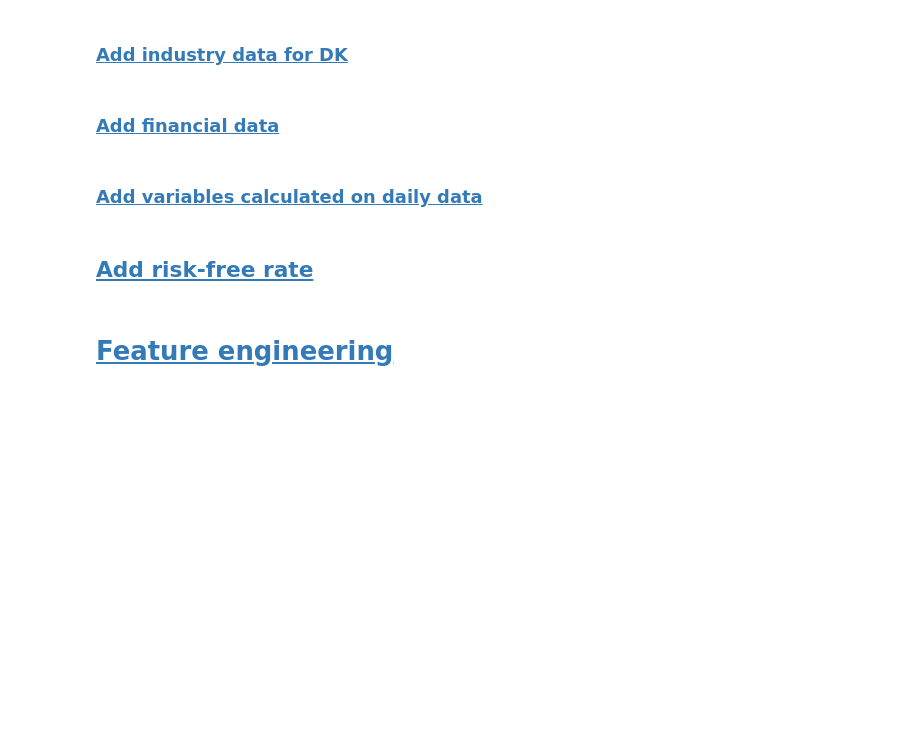
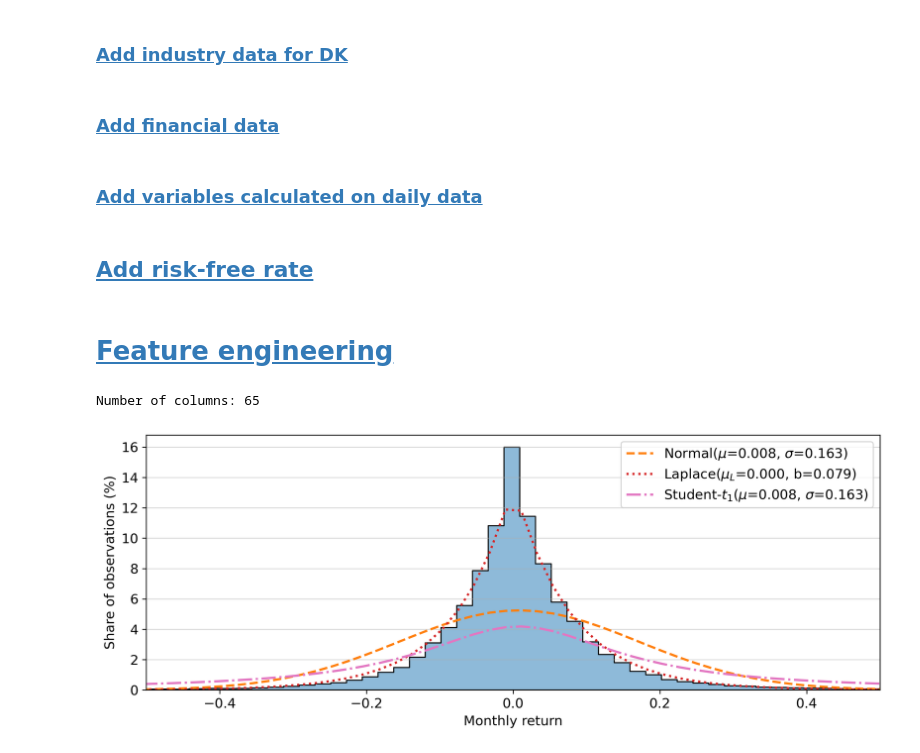
Before and after one commit to johanoelgaard/MastersThesis, a Jupyter notebook: dataprocessing.ipynb, the cells around one changed output. Drawn from its saved outputs; the diff is of its cells as text; code cells hidden in the pictures; blank space fills up the shorter version.

```diff
--- a/dataprocessing.ipynb
+++ b/dataprocessing.ipynb
@@ -3,6 +3,10 @@ import pandas as pd
 import numpy as np
 from functions import *
 import matplotlib.pyplot as plt
+import seaborn as sns
+from scipy.stats import t as student_t   # or your own student_t_pdf
+
+plt.rcParams.update({'font.size': 12, 'figure.figsize': (10, 4), 'figure.dpi': 300})
 
 %load_ext autoreload
 %autoreload 2
@@ -175,7 +179,7 @@ df['agr'] = (df.groupby('ticker')['assets'].transform(lambda x: x.pct_change(per
 
 df['betasq'] = df['betasq'] # beta squared
 
-df['bm'] = (df['assets'] - df['debt']) / df['mcap'] # book to market ratio #nb to check if debt includes both current and long term liabilities (pretty sure it does)
+df['bm'] = (df['assets'] - df['liabilities']) / df['mcap'] # book to market ratio #nb to check if debt includes both current and long term liabilities (pretty sure it does)
 
 df['bm_ia'] = None # industry adjusted book to market ratio
 
@@ -412,7 +353,7 @@ df.drop(columns=['adjclose', 'high', 'low', 'open', 'div', 'ask', 'bid','turnove
                  'grossoutput', 'intercons', 'prodind', 'valaddoutput',
                  'risk_free',
                  'assets', 'debt', 'opinc', 'netinc', 'rnd', 'cashflow', 'revenue', 'grossprofit', 'currentassets', 'volume',
-                 'currentliabilities', 'liabilities_equity', 'assets', 'longdebt', 'receivables', 'depreciation', 'equity'
+                 'currentliabilities', 'liabilities_equity', 'assets', 'longdebt', 'receivables', 'depreciation', 'equity','liabilities'
                  ], inplace=True)
 
 # remove empty columns (None from above)
@@ -427,9 +368,12 @@ df.dropna(subset=['mom12m','target'], inplace=True)
 df.dropna(inplace=True)
 df.reset_index(drop=True, inplace=True)
 
-# cols = df.columns
+cols = df.columns
+print(f'Number of columns: {len(cols)-1}')
 # cols = cols.sort_values()
 # for col in cols:
 #     if col in ['NACE']:
 #         continue
 #     print(f'{col}')
+# %% [output]
+Number of columns: 65
@@ -447,3 +389,57 @@ df.drop(columns=['NACE'], inplace=True)
 
 # save the data
 df.to_csv('data/data.csv', index=False)
+# %%
+data = df["target"].values
+
+# descriptive stats
+mu,    sigma  = data.mean(),  data.std(ddof=0)
+mu_lap        = np.median(data)
+b_lap         = np.mean(np.abs(data - mu_lap)) # sigma/np.sqrt(2)
+nu            = 1
+bins = 500
+
+# figure
+fig, ax = plt.subplots()
+
+# histogram whose bar-tops are *percent*
+sns.histplot(
+    data,
+    bins=bins,
+    stat="percent",
+    element="step",
+    edgecolor="black",
+    color="C0",
+    alpha=0.5,
+    ax=ax,
+)
+
+# x-grid for the pdf curves
+x = np.linspace(data.min(), data.max(), bins)
+scale = 100 * (x.max() - x.min()) / bins
+
+# overlays
+pdf_gauss = (1/(sigma*np.sqrt(2*np.pi))) * np.exp(-0.5 * ((x - mu)/sigma)**2)
+ax.plot(x, scale * pdf_gauss, "C1--", lw=2,
+        label=rf"Normal($\mu$={mu:.3f}, $\sigma$={sigma:.3f})")
+
+pdf_lap = (1/(2*b_lap)) * np.exp(-np.abs(x - mu_lap)/b_lap)
+ax.plot(x, scale * pdf_lap, "C3:", lw=2,
+        label=rf"Laplace($\mu_L$={mu_lap:.3f}, b={b_lap:.3f})")
+
+pdf_t = student_t.pdf(x, df=nu, loc=mu, scale=sigma)  # or your helper
+ax.plot(x, scale * pdf_t, "C6-.", lw=2,
+        label=rf"Student-$t_{{{nu}}}$($\mu$={mu:.3f}, $\sigma$={sigma:.3f})")
+
+ax.set(
+    xlabel="Monthly return",
+    ylabel="Share of observations (%)",
+    xlim=(-0.5, 0.5),
+)
+ax.legend()
+ax.grid(axis="y", alpha=0.5)
+fig.tight_layout()
+fig.savefig("figs/target_distribution.png", dpi=300)
+plt.show()
+# %% [output]
+[figure, added]
```
Also changed, not shown: parts of 3 cells of this notebook, 16 other files.
